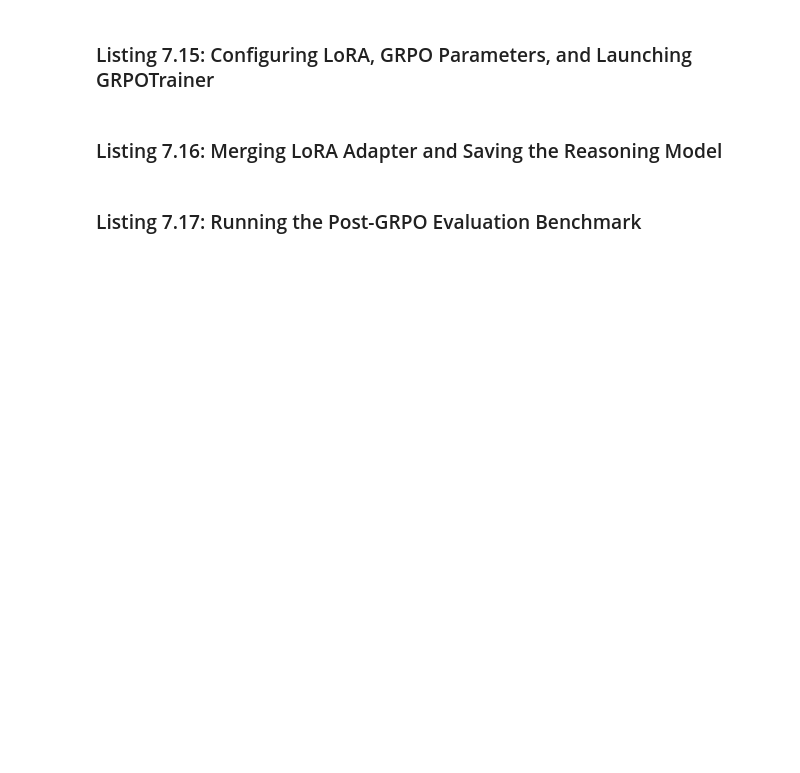
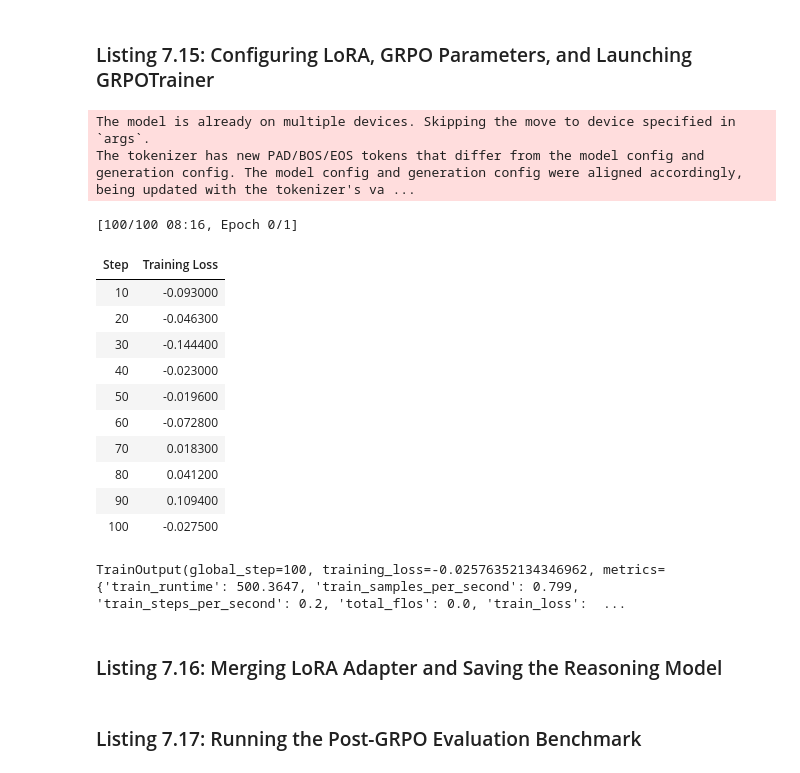
Before and after one commit to lmassaron/finetuning, a Jupyter notebook: chapter_07/listing_7.7-7.18.ipynb, the cells around one changed output. Saved outputs shown, nothing was run; the diff lists cells and outputs as text; code cells hidden in the pictures; blank space fills up the shorter version.

Commit message:
docs: add executed outputs and badge links to chapter 07 notebooks

```diff
--- a/chapter_07/listing_7.7-7.18.ipynb
+++ b/chapter_07/listing_7.7-7.18.ipynb
@@ -234,7 +251,7 @@ peft_config = LoraConfig(
 )
 
 training_args = GRPOConfig(
-    use_vllm=torch.cuda.is_available(),
+    use_vllm=False,
     learning_rate=1e-5,
     adam_beta1=0.9,
     adam_beta2=0.99,
@@ -247,42 +264,58 @@ training_args = GRPOConfig(
     fp16=(compute_dtype == torch.float16),
     gradient_checkpointing=True,
     gradient_checkpointing_kwargs={"use_reentrant": False},
-    gradient_accumulation_steps=8,
-    per_device_train_batch_size=2,
-    num_generations=16,
+    gradient_accumulation_steps=4,
+    per_device_train_batch_size=1,
+    num_generations=4,
     temperature=1.0,
-    max_completion_length=2048,
-    max_steps=850,
-    logging_steps=50,
+    max_completion_length=512,
+    max_steps=100,
+    logging_steps=10,
     save_steps=50,
     max_grad_norm=1.0,
     report_to="none",
     output_dir= MODEL_NAME + "-grpo-output",
 )
 
 model = AutoModelForCausalLM.from_pretrained(
     HF_REPO_ID, dtype=compute_dtype, device_map="auto"
 )
 
 if not hasattr(model, "warnings_issued"):
     model.warnings_issued = {}
 
 
 trainer = GRPOTrainer(
     model=model,
     processing_class=tokenizer,
     reward_funcs=[
         format_reward,
         math_step_reward,
         partial_correctness_reward,
         correctness_reward,
         ],
     args=training_args,
     train_dataset=gsm8k_train,
     peft_config=peft_config,
 )
 
 trainer.train()
+# %% [output]
+The model is already on multiple devices. Skipping the move to device specified in `args`.
+The tokenizer has new PAD/BOS/EOS tokens that differ from the model config and generation config. The model config and generation config were aligned accordingly, being updated with the tokenizer's va ...
+[100/100 08:16, Epoch 0/1]
+| Step | Training Loss |
+| 10 | -0.093000 |
+| 20 | -0.046300 |
+| 30 | -0.144400 |
+| 40 | -0.023000 |
+| 50 | -0.019600 |
+| 60 | -0.072800 |
+| 70 | 0.018300 |
+| 80 | 0.041200 |
+| 90 | 0.109400 |
+| 100 | -0.027500 |
+TrainOutput(global_step=100, training_loss=-0.02576352134346962, metrics={'train_runtime': 500.3647, 'train_samples_per_second': 0.799, 'train_steps_per_second': 0.2, 'total_flos': 0.0, 'train_loss':  ...
 # %% [markdown]
 ### Listing 7.16: Merging LoRA Adapter and Saving the Reasoning Model
 # %%
```
Also changed, not shown: parts of 6 cells of this notebook, 1 other file.
